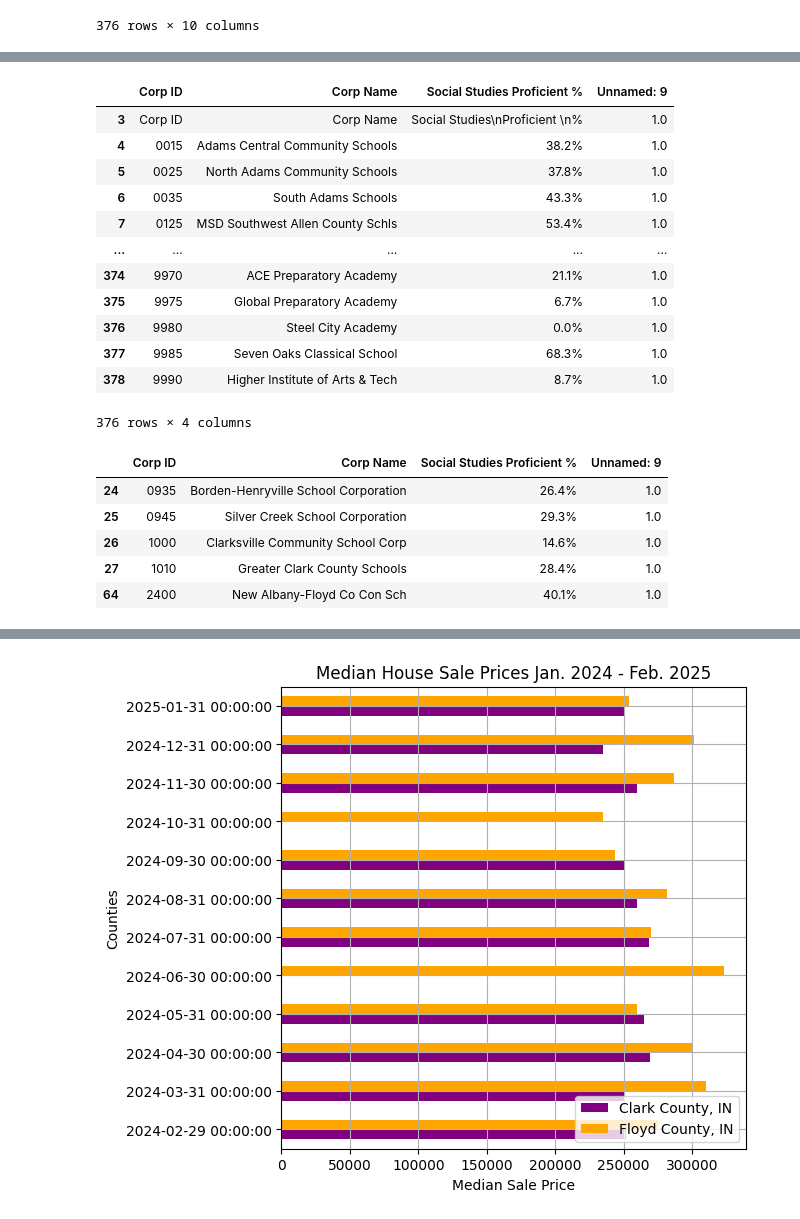
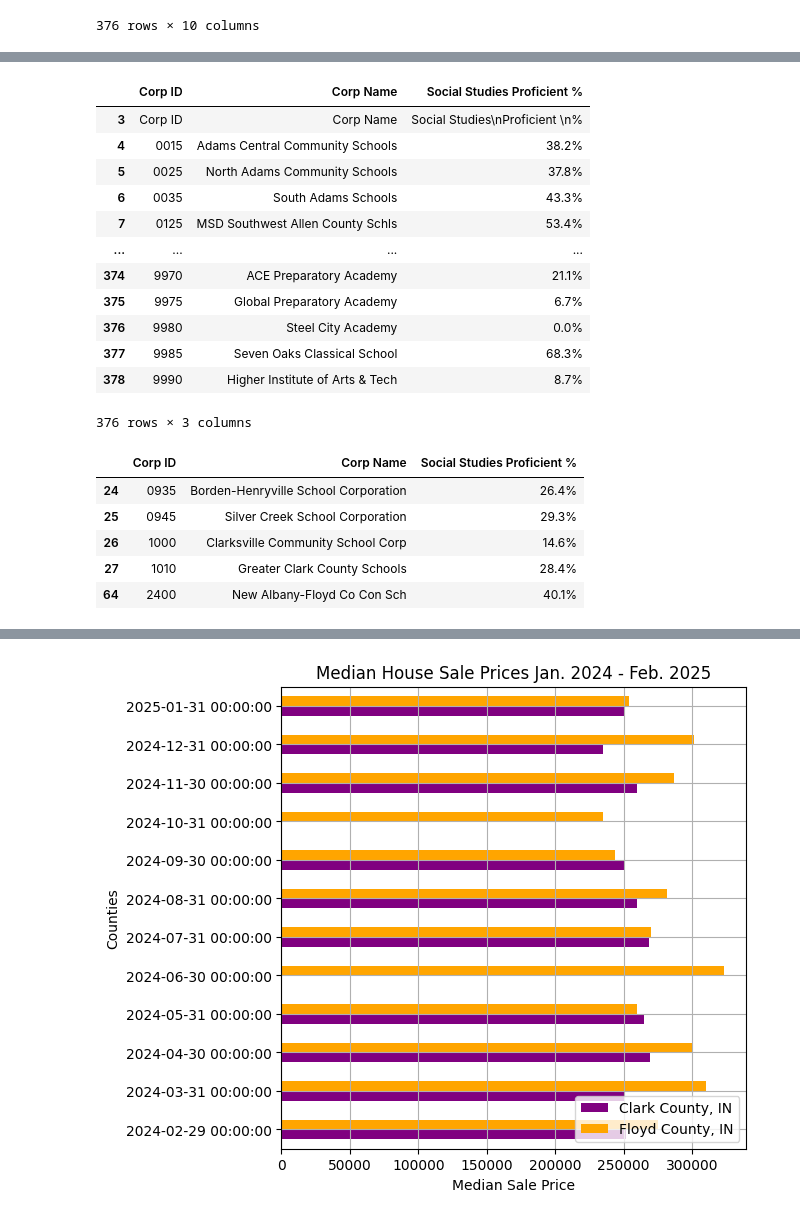
Before and after one commit to RachTheRad/SoIN_Housing_Analysis, a Jupyter notebook: HA_Cap_NB1.ipynb, the cells around one changed output, grey strips where cells are left out. Drawn from its saved outputs; the diff is of its cells as text; code cells hidden in the pictures.

```diff
--- a/HA_Cap_NB1.ipynb
+++ b/HA_Cap_NB1.ipynb
@@ -837,3 +845,9 @@ display(soc_copy)
 | 377 | 9985 | Seven Oaks Classical School | 7 | 6 | 9 | ... |
 | 378 | 9990 | Higher Institute of Arts & Tech | 20 | 1 | 2 | ... |
 376 rows × 10 columns
+# %%
+#dropping the columns that aren't for Grade 3
+soc_copy2 = soc_copy.drop(soc_copy.iloc[:, 9:52], axis=1)
+
+# display the result
+soc_copy2
@@ -840,42 +868,43 @@ display(soc_copy)
 # %%
 #dropping rows that are the final proficient %
-soc_copy2 = soc_copy.drop(labels=None,
+soc_copy3 = soc_copy2.drop(labels=None,
                          axis=1,
                          columns=['Social Studies Below Proficiency',
                                     'Social Studies Approaching Proficiency',
                                     'Social Studies At Proficiency',
                                     'Social Studies Above Proficiency',
                                     'Social Studies Total Proficient',
                                     'Social Studies Total Tested'],
                         level=None,
                         inplace=False,
                         errors='raise')
-soc_copy2
+# display the result
+soc_copy3
 # %% [output]
-|  | Corp ID | Corp Name | Social Studies Proficient % | Unnamed: 9 |
-| 3 | Corp ID | Corp Name | Social Studies\nProficient \n% | 1.0 |
-| 4 | 0015 | Adams Central Community Schools | 38.2% | 1.0 |
-| 5 | 0025 | North Adams Community Schools | 37.8% | 1.0 |
-| 6 | 0035 | South Adams Schools | 43.3% | 1.0 |
-| 7 | 0125 | MSD Southwest Allen County Schls | 53.4% | 1.0 |
-| ... | ... | ... | ... | ... |
-| 374 | 9970 | ACE Preparatory Academy | 21.1% | 1.0 |
-| 375 | 9975 | Global Preparatory Academy | 6.7% | 1.0 |
-| 376 | 9980 | Steel City Academy | 0.0% | 1.0 |
-| 377 | 9985 | Seven Oaks Classical School | 68.3% | 1.0 |
-| 378 | 9990 | Higher Institute of Arts & Tech | 8.7% | 1.0 |
+|  | Corp ID | Corp Name | Social Studies Proficient % |
+| 3 | Corp ID | Corp Name | Social Studies\nProficient \n% |
+| 4 | 0015 | Adams Central Community Schools | 38.2% |
+| 5 | 0025 | North Adams Community Schools | 37.8% |
+| 6 | 0035 | South Adams Schools | 43.3% |
+| 7 | 0125 | MSD Southwest Allen County Schls | 53.4% |
+| ... | ... | ... | ... |
+| 374 | 9970 | ACE Preparatory Academy | 21.1% |
+| 375 | 9975 | Global Preparatory Academy | 6.7% |
+| 376 | 9980 | Steel City Academy | 0.0% |
+| 377 | 9985 | Seven Oaks Classical School | 68.3% |
+| 378 | 9990 | Higher Institute of Arts & Tech | 8.7% |
-376 rows × 4 columns
+376 rows × 3 columns
 # %%
 # List of school corporation state IDs
 corps = ['1000', '1010', '0935', '0945', '2400']
 
 # Filter DataFrame by list of school corporation state IDs
-soc_copy2= soc_copy2[soc_copy2['Corp ID'].isin(corps)]
-display(soc_copy2)
+soc_copy3= soc_copy3[soc_copy3['Corp ID'].isin(corps)]
+display(soc_copy3)
 # %% [output]
-|  | Corp ID | Corp Name | Social Studies Proficient % | Unnamed: 9 |
-| 24 | 0935 | Borden-Henryville School Corporation | 26.4% | 1.0 |
-| 25 | 0945 | Silver Creek School Corporation | 29.3% | 1.0 |
-| 26 | 1000 | Clarksville Community School Corp | 14.6% | 1.0 |
-| 27 | 1010 | Greater Clark County Schools | 28.4% | 1.0 |
-| 64 | 2400 | New Albany-Floyd Co Con Sch | 40.1% | 1.0 |
+|  | Corp ID | Corp Name | Social Studies Proficient % |
+| 24 | 0935 | Borden-Henryville School Corporation | 26.4% |
+| 25 | 0945 | Silver Creek School Corporation | 29.3% |
+| 26 | 1000 | Clarksville Community School Corp | 14.6% |
+| 27 | 1010 | Greater Clark County Schools | 28.4% |
+| 64 | 2400 | New Albany-Floyd Co Con Sch | 40.1% |
```
Also changed, not shown: parts of 49 cells of this notebook, 1 other file.
